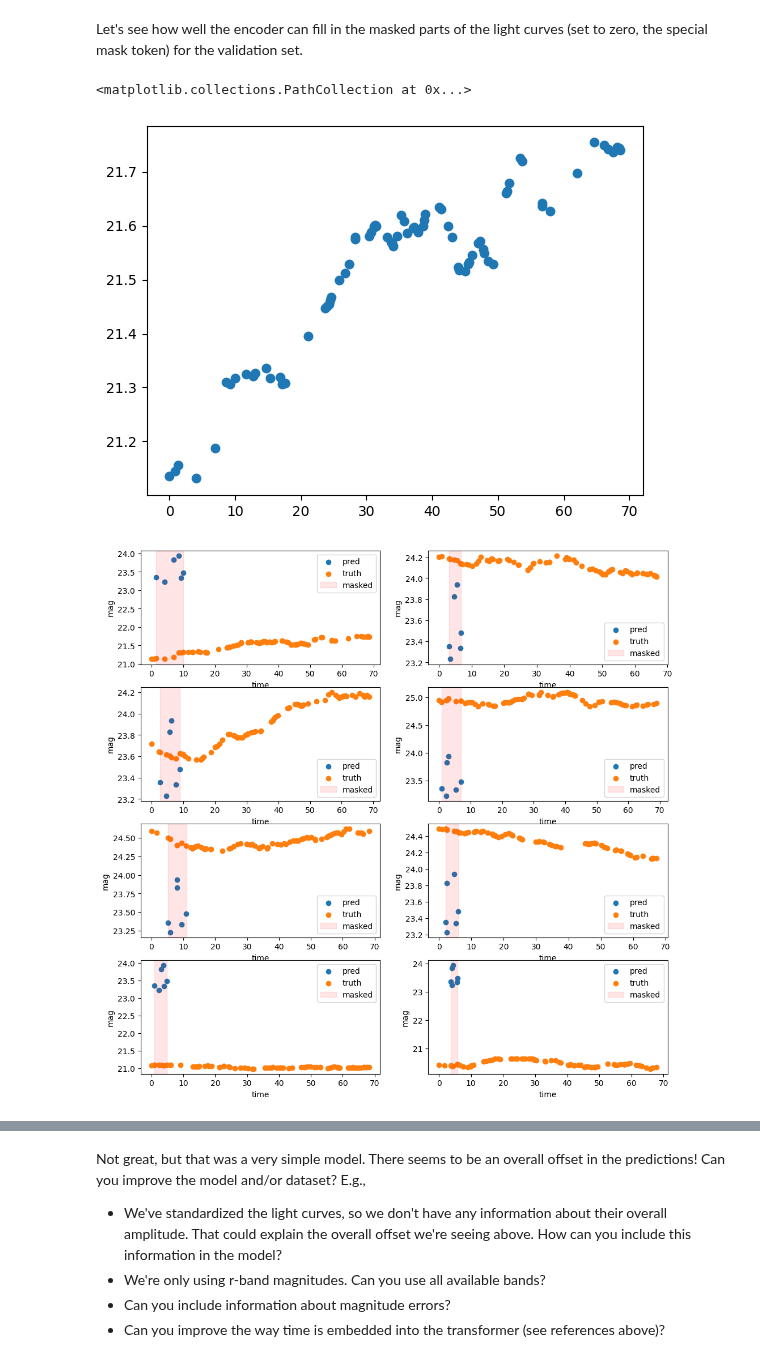
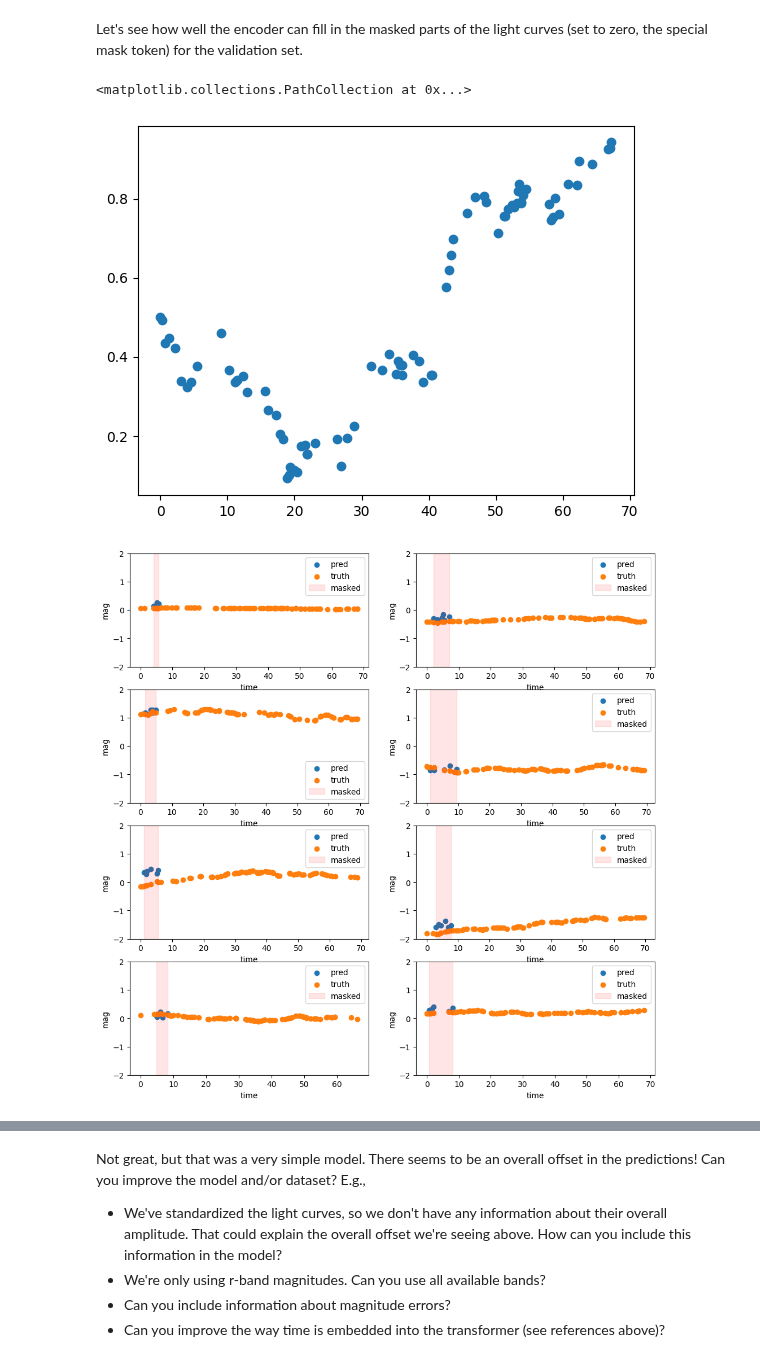
Before and after one commit to ThomasHelfer/multimodal-supernovae, a Jupyter notebook: pretraining.ipynb, the cells around one changed output, grey strips where cells are left out. Saved outputs shown, nothing was run; the diff lists cells and outputs as text; code cells hidden in the pictures.

```diff
--- a/pretraining.ipynb
+++ b/pretraining.ipynb
@@ -33,6 +38,6 @@ please provide us feedback at https://github.com/pandas-dev/pandas/issues/54466
 # %% [markdown]
 Let's start by loading the BTS data. The data contain variable number of light curves. For those with >100 observations pick 100 at random. Pad the shorter ones with zeros up to a length of 100. We'll also create a padding mask to be used in the encoder.
 # %%
-scotch = h5py.File("./data/sim_data/scotch_z3.hdf5", "r")
+scotch = h5py.File("./sim_data/scotch_z3.hdf5", "r")
 # %%
 from collections import Counter
@@ -281,9 +177,15 @@ val_fraction = 0.05
 batch_size = 64
 n_samples_val = int(val_fraction * len(dataset))
 
-#dataset = TensorDataset(mag, time, mask)
-
-dataset_train, dataset_val = random_split(dataset, [len(dataset) - n_samples_val, n_samples_val])
-train_loader = DataLoader(dataset_train, batch_size=batch_size, num_workers=8, pin_memory=True, shuffle=True)
-val_loader = DataLoader(dataset_val, batch_size=batch_size, num_workers=8, pin_memory=True, shuffle=False)
+# dataset = TensorDataset(mag, time, mask)
+# dataset = PaddedSinusoidDataset(n_max_obs=80, amp_range=(0.20, 0.50), num_samples=1000,freq_range = (0.05,0.05))
+dataset_train, dataset_val = random_split(
+    dataset, [len(dataset) - n_samples_val, n_samples_val]
+)
+train_loader = DataLoader(
+    dataset_train, batch_size=batch_size, num_workers=8, pin_memory=True, shuffle=True
+)
+val_loader = DataLoader(
+    dataset_val, batch_size=batch_size, num_workers=8, pin_memory=True, shuffle=False
+)
 # %%
@@ -315,51 +217,64 @@ mlce = mlce.eval()
 # %% [markdown]
 Let's see how well the encoder can fill in the masked parts of the light curves (set to zero, the special mask token) for the validation set.
 # %%
-time_test, mag_test, mask_test = next(iter(val_loader))
+time_test, mag_test, mask_test = next(iter(train_loader))
 # %%
-plt.scatter(time_test[0], mag_test[0])
+plt.scatter(time_test[10], mag_test[10])
 # %% [output]
 <matplotlib.collections.PathCollection at 0x...>
-[figure, old version]
+[figure, new version]
 # %%
 fig, ax = plt.subplots(4, 2, figsize=(12, 12))
 
 for i in range(4):
     for j in range(2):
         ii = i * 2 + j
 
         fill_min, fill_max = 2, 7  # Mask out observations from fill_min to fill_max
-        mask_tofill = mask_test[ii:ii + 1].clone()
+        mask_tofill = mask_test[ii : ii + 1].clone()
 
         # Remove zero-padded, masked out elements
-        mag_truth = mag_test[ii:ii + 1].clone()[mask_test[ii:ii + 1]]
-        mag_test_in = mag_test[ii:ii + 1].clone()[mask_test[ii:ii + 1]]
-        time_test_in = time_test[ii:ii + 1].clone()[mask_test[ii:ii + 1]]
+        mag_truth = mag_test[ii : ii + 1].clone()[mask_test[ii : ii + 1]]
+        mag_test_in = mag_test[ii : ii + 1].clone()[mask_test[ii : ii + 1]]
+        time_test_in = time_test[ii : ii + 1].clone()[mask_test[ii : ii + 1]]
 
         inds_sort = torch.argsort(time_test_in)
         mag_truth = mag_truth[inds_sort]
         mag_test_in = mag_test_in[inds_sort]
         time_test_in = time_test_in[inds_sort]
 
-        mask_tofill[:, fill_min:fill_max + 1] = False
-        mag_test_in[fill_min:fill_max + 1] = 0
+        mask_tofill[:, fill_min : fill_max + 1] = False
+        mag_test_in[fill_min : fill_max + 1] = 0
 
-        mag_pred = mlce(mag_test_in[None, ...], time_test_in[None, ...], mask_test[ii:ii+1])[0].detach().numpy()[fill_min:fill_max + 1]
+        mag_pred = (
+            mlce(
+                mag_test_in[None, ...], time_test_in[None, ...], mask_test[ii : ii + 1]
+            )[0]
+            .detach()
+            .numpy()[fill_min : fill_max + 1]
+        )
 
-        ax[i, j].scatter(time_test_in[fill_min:fill_max + 1], mag_pred, label='pred')
-        ax[i, j].scatter(time_test_in, mag_truth, label='truth')
+        ax[i, j].scatter(time_test_in[fill_min : fill_max + 1], mag_pred, label="pred")
+        ax[i, j].scatter(time_test_in, mag_truth, label="truth")
 
         # Mark the masked observations; if fill_[min/max] is bigger than the number of observations, make it the length of the observations
         fill_min = min(fill_min, len(time_test_in) - 1)
         fill_max = min(fill_max, len(time_test_in) - 1)
 
-        ax[i, j].axvspan(time_test_in[fill_min], time_test_in[fill_max], alpha=0.1, color='red', label='masked')
+        ax[i, j].axvspan(
+            time_test_in[fill_min],
+            time_test_in[fill_max],
+            alpha=0.1,
+            color="red",
+            label="masked",
+        )
         ax[i, j].legend()
 
-        ax[i, j].set_xlabel('time')
-        ax[i, j].set_ylabel('mag')
+        ax[i, j].set_xlabel("time")
+        ax[i, j].set_ylabel("mag")
+        ax[i, j].set_ylim([-2, 2])
 # %% [output]
-[figure, old version]
+[figure, new version]
 # %%
 mag_pred
 # %% [output]
```
Also changed, not shown: parts of 13 cells of this notebook, 5 other files.
